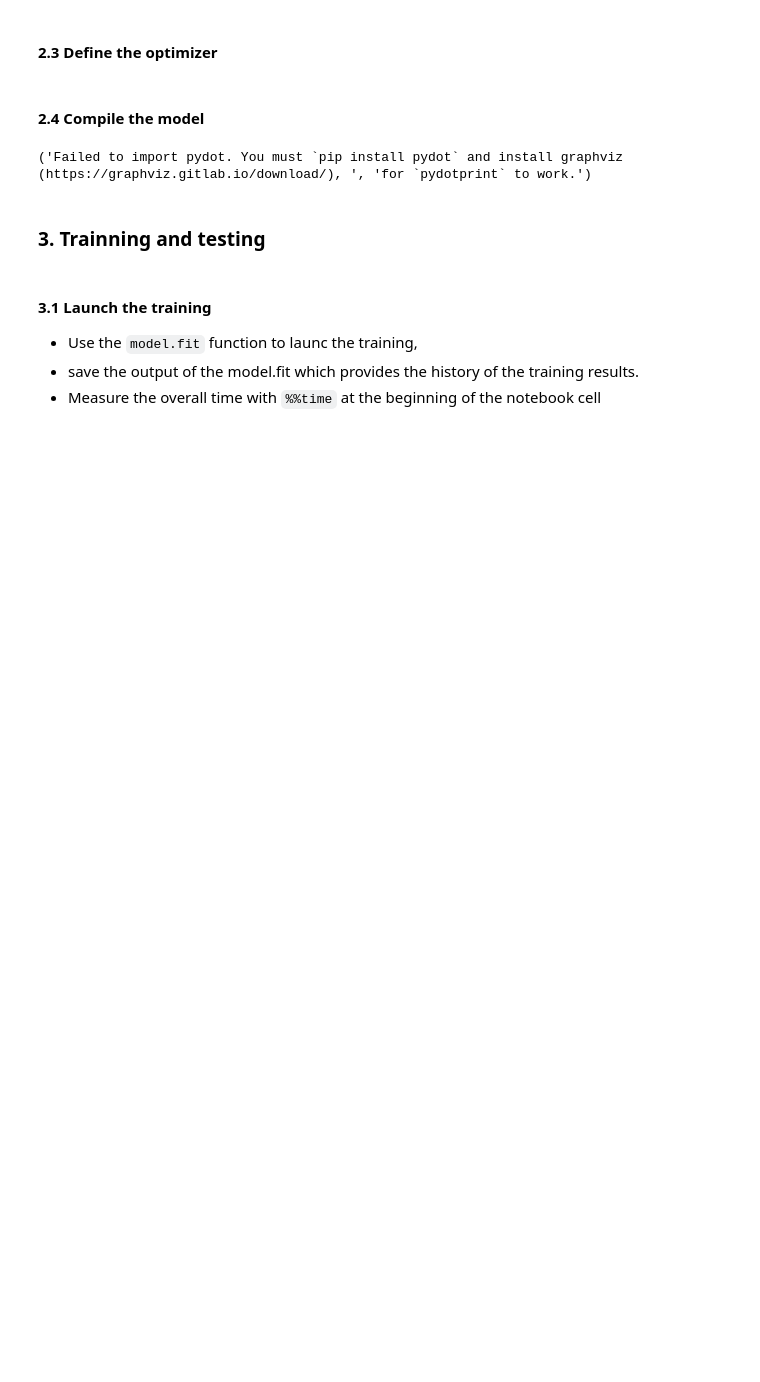
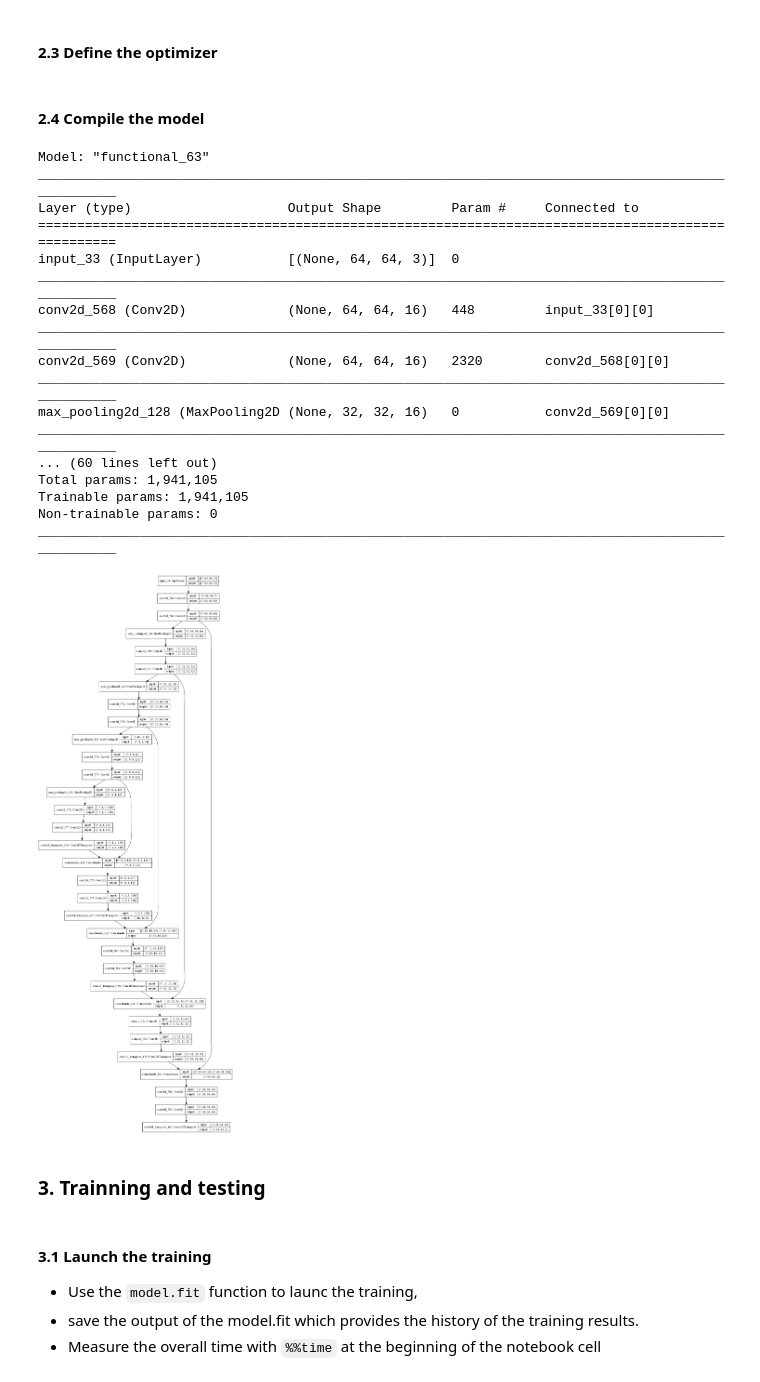
Before and after one commit to Tengfei-dare/Image_processing_notes, a Jupyter notebook: Image_segmentation.ipynb, the cells around one changed output. Cells and saved outputs as stored; diff of their text form; code cells hidden in the pictures; blank space fills up the shorter version.

Commit message:
Finish segmentation except for the last part

```diff
--- a/Image_segmentation.ipynb
+++ b/Image_segmentation.ipynb
@@ -87,7 +88,7 @@ np.random.seed(seed=42)
 # num_gpus = 1   # defaults to 1 if one-GPU or one-CPU. If 4 GPUs, set to 4.
 
 # Set height (y-axis length) and width (x-axis length) to train model on
-img_height, img_width = (None,None)  # Default to (256,256), use (None,None) if you do not want to resize imgs
+img_height, img_width = (64,64)
 # %% [markdown]
 #### 1.5 Read and preload the input image data
 Read the data and create a tensor containing all the train and test data as well as their corresponding labels.
@@ -391,25 +390,20 @@ Dice coefficient:
 def dice_coef(y_true, y_pred):
     """
     Dice = (2*|Y & P| + 1)/ (|Y| + |P| + 1)
-    ref: https://arxiv.org/pdf/2006.14822.pdf
     """
     # smooth = 1.
     smooth = 0.
-    y_true_f = y_true.flatten()
-    y_pred_f = y_pred.flatten()
-    intersection = np.sum(y_true_f * y_pred_f)
-    score = (2. * intersection + smooth) / (np.sum(y_true_f) + np.sum(y_pred_f) + smooth)
-    return score
+    y_true_f = K.flatten(y_true)
+    y_pred_f = K.flatten(y_pred)
+    intersection = K.sum(y_true_f * y_pred_f)
+    return (2. * intersection + smooth) / (K.sum(y_true_f) + K.sum(y_pred_f) + smooth)
 
 def dice_loss(y_true, y_pred):
     loss = 1 - dice_coef(y_true, y_pred)
     return loss
 
-def costum_dice_loss(y_true, y_pred):
-    """
-    Costum_loss = 0.5*dice_loss + 0.5*binary_crossentropy_loss
-    """
-    loss = (dice_loss(y_true, y_pred) + binary_crossentropy(y_true, y_pred).numpy()) / 2
+def costum_dice_loss(y_true, y_pred, p=0.5):
+    loss = p*dice_loss(y_true, y_pred) + (1-p)*binary_crossentropy(y_true, y_pred)
     return loss
 # %% [markdown]
 #### 2.3 Define the optimizer
@@ -422,25 +416,39 @@ def costum_dice_loss(y_true, y_pred):
 #### 2.4 Compile the model
 # %%
 # instantiate the model
-
-model = unet_model()
+model = unet_model(img_width, img_height)
 
 #summary
-# model.summary()
+model.summary()
 
 #compile the model
 model.compile(
     optimizer='Adam',
-    loss=dice_loss,
-    metrics='Accuracy',
+    loss=costum_dice_loss,
+    metrics=['Accuracy','binary_accuracy'],
 )
+
+# run the following cell to visualize the created model
+plot_model(model, to_file='segmentation_model.png', show_shapes=True)
+# %% [output]
+Model: "functional_63"
+__________________________________________________________________________________________________
+Layer (type)                    Output Shape         Param #     Connected to
+==================================================================================================
+input_33 (InputLayer)           [(None, 64, 64, 3)]  0
+__________________________________________________________________________________________________
+conv2d_568 (Conv2D)             (None, 64, 64, 16)   448         input_33[0][0]
+__________________________________________________________________________________________________
+conv2d_569 (Conv2D)             (None, 64, 64, 16)   2320        conv2d_568[0][0]
+__________________________________________________________________________________________________
+max_pooling2d_128 (MaxPooling2D (None, 32, 32, 16)   0           conv2d_569[0][0]
+__________________________________________________________________________________________________
+... (60 lines left out)
+Total params: 1,941,105
+Trainable params: 1,941,105
+Non-trainable params: 0
+__________________________________________________________________________________________________
+[figure, added]
-# %%
-#run the following cell to visualize the created model
-
-from tensorflow.keras.utils import plot_model
-plot_model(model, to_file='segmentation_model.png')
-# %% [output]
-('Failed to import pydot. You must `pip install pydot` and install graphviz (https://graphviz.gitlab.io/download/), ', 'for `pydotprint` to work.')
 # %% [markdown]
 ### 3. Trainning and testing
 # %% [markdown]
```
Also changed, not shown: parts of 14 cells of this notebook.
